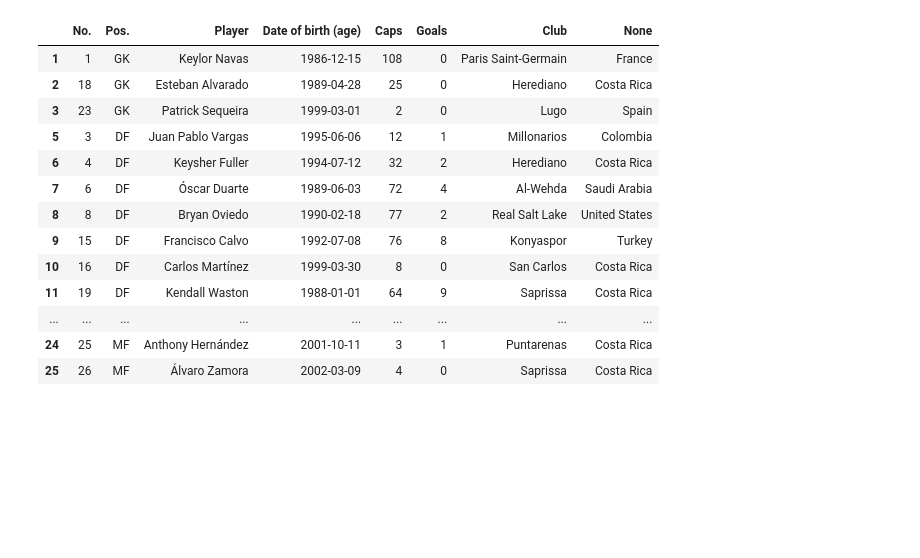
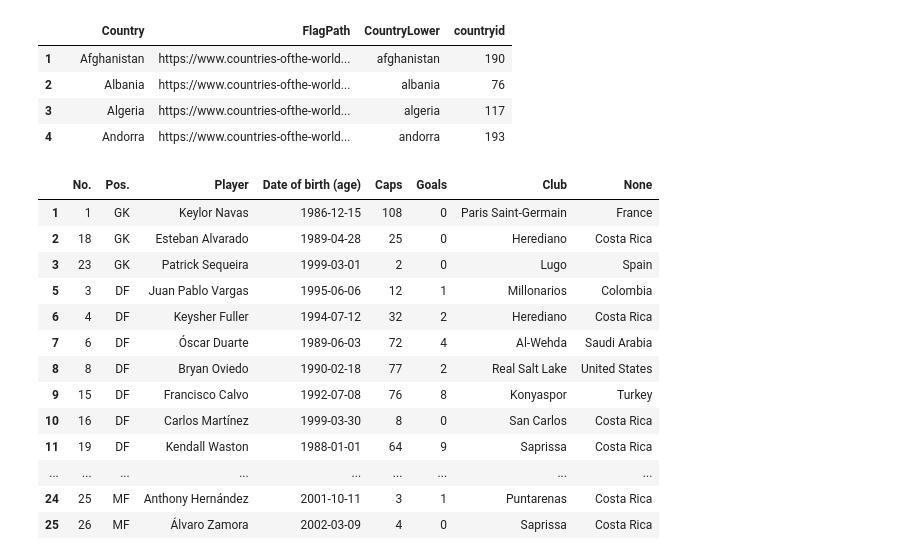
Before and after one commit to bujarkreci/jupyter-project, a Jupyter notebook: callPostgreEx/readTablesFromHTMLWiki.ipynb, the cells around one changed output. Saved outputs shown, nothing was run; the diff lists cells and outputs as text; code cells hidden in the pictures; blank space fills up the shorter version.

```diff
--- a/callPostgreEx/readTablesFromHTMLWiki.ipynb
+++ b/callPostgreEx/readTablesFromHTMLWiki.ipynb
@@ -1,3 +78,53 @@
+# %%
+import json
+import requests
+from bs4 import BeautifulSoup
+import pandas as pd
+import numpy as np
+data = []
+data1 = []
+url = "https://www.countries-ofthe-world.com/flags-of-the-world.html"
+page = requests.get(url)
+soup = BeautifulSoup(page.text, parser='lxml')
+
+#table = soup.select('table', attrs={"class":"sortable wikitable plainrowheaders jquery-tablesorter"})
+table = soup.find( "table", {"class":"two-column td-image"} )
+table_body = table.find('tbody')
+
+rows = table_body.find_all('tr')
+for row in rows:
+    cols = row.find_all('td')
+
+    t = row.find_all('img')
+    cols1 = [ele.get('src') for ele in t]
+    #print(row['a','title'])
+    cols = [ele.text.strip() for ele in cols]
+    datas1 = [ele for ele in cols]
+    datas2 = [ele for ele in cols1]
+    res = [*datas1, *datas2]
+    data.append(res) # Get rid of empty values
+    #data1.append([ele for ele in cols1]) # Get rid of empty values
+
+tab1 = pd.DataFrame(data)
+tab1.columns = tab1.iloc[0]
+tab1 = tab1[1:]
+tab1 = tab1.dropna()
+ColumnNames = {"A":"Country",None:"FlagPath"}
+tab1 = tab1.rename(columns=ColumnNames)
+tab1['FlagPath'] = tab1['FlagPath'].apply(lambda x: "{}{}".format('https://www.countries-ofthe-world.com/', x))
+tab1['CountryLower'] = tab1['Country'].str.lower()
+tab1['countryid'] = tab1['CountryLower'].map(natTeams.set_index('NationalTeamNameLower')['NationalTeamId'])
+#dtypescols = {"countryid":"int"}
+#tab1 = tab1.astype(dtypescols)
+tab1['countryid'] = tab1['countryid'].fillna(0)
+tab1['countryid'] = tab1['countryid'].astype(int)
+tab1.loc[:4]
+# %% [output]
+|  |  | Country | FlagPath | CountryLower | countryid |
+| 1 |  | Afghanistan | https://www.countries-ofthe-world... | afghanistan | 190 |
+| 2 |  | Albania | https://www.countries-ofthe-world... | albania | 76 |
+| 3 |  | Algeria | https://www.countries-ofthe-world... | algeria | 117 |
+| 4 |  | Andorra | https://www.countries-ofthe-world... | andorra | 193 |
 # %%
 import json
 import requests
```
Also changed, not shown: parts of 4 cells of this notebook, 3 other files.
